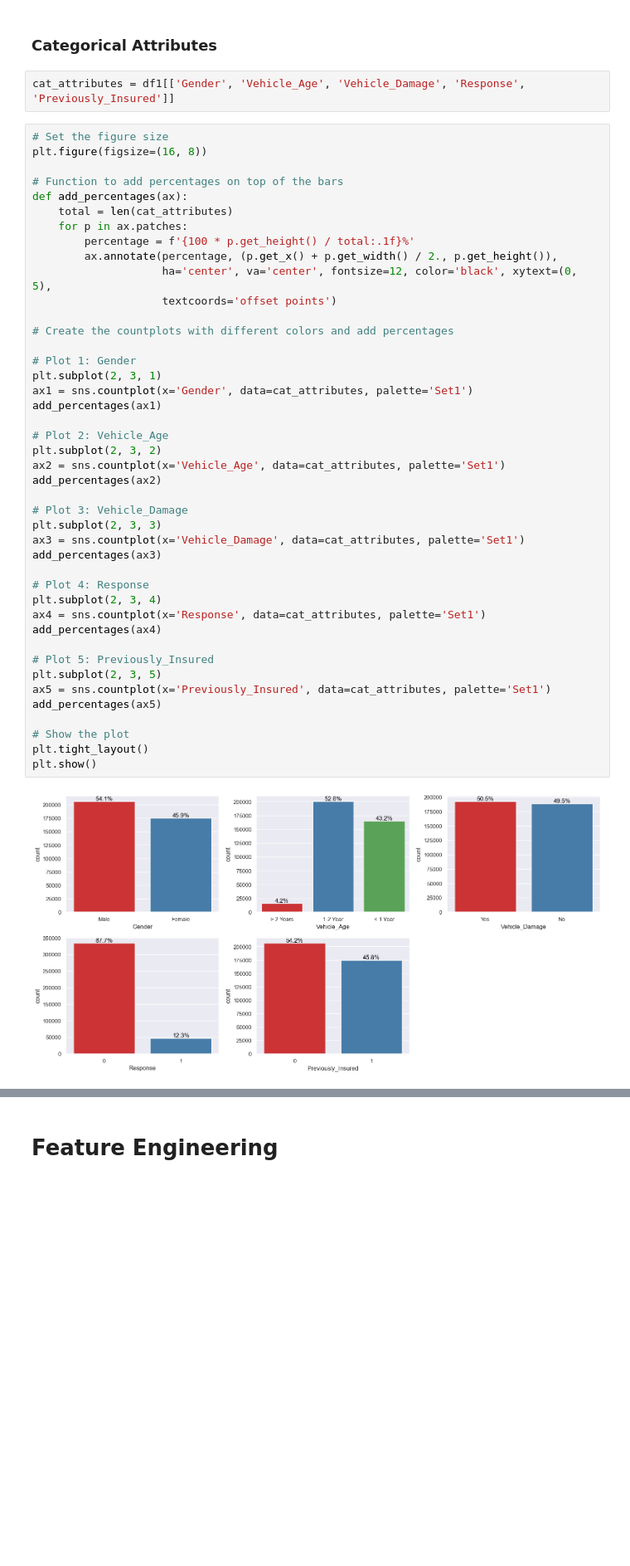
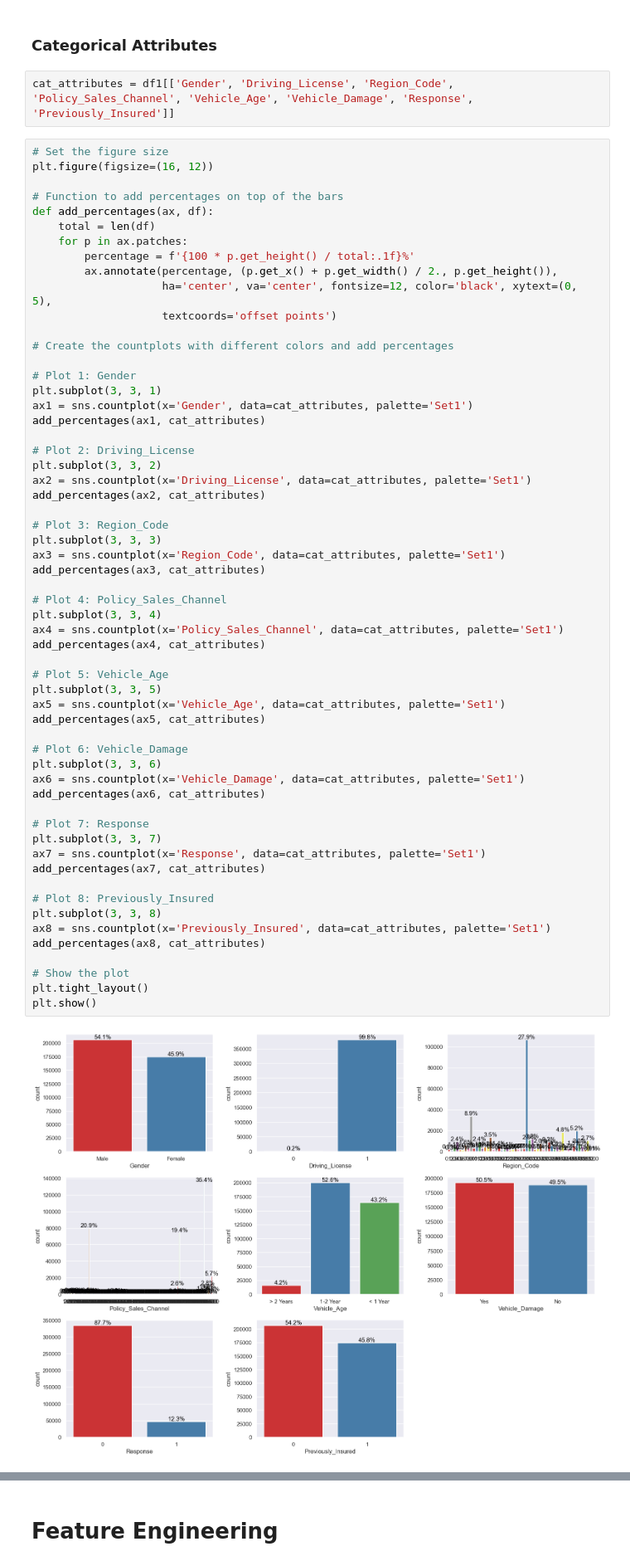
Before and after one commit to ArthurHottgen/Health-Insurance-Cross-Sell, a Jupyter notebook: classification_health_insurance.ipynb, the cells around one changed output, grey strips where cells are left out. Shown at 83% size. Drawn from its saved outputs; the diff is of its cells as text; blank space fills up the shorter version.

```diff
--- a/classification_health_insurance.ipynb
+++ b/classification_health_insurance.ipynb
@@ -124,49 +124,64 @@ m
 # %% [markdown]
 ### Categorical Attributes
 # %%
-cat_attributes = df1[['Gender', 'Vehicle_Age', 'Vehicle_Damage', 'Response', 'Previously_Insured']]
+cat_attributes = df1[['Gender', 'Driving_License', 'Region_Code', 'Policy_Sales_Channel', 'Vehicle_Age', 'Vehicle_Damage', 'Response', 'Previously_Insured']]
 # %%
 # Set the figure size
-plt.figure(figsize=(16, 8))
+plt.figure(figsize=(16, 12))
 
 # Function to add percentages on top of the bars
-def add_percentages(ax):
-    total = len(cat_attributes)
+def add_percentages(ax, df):
+    total = len(df)
     for p in ax.patches:
         percentage = f'{100 * p.get_height() / total:.1f}%'
         ax.annotate(percentage, (p.get_x() + p.get_width() / 2., p.get_height()),
                     ha='center', va='center', fontsize=12, color='black', xytext=(0, 5),
                     textcoords='offset points')
 
 # Create the countplots with different colors and add percentages
 
 # Plot 1: Gender
-plt.subplot(2, 3, 1)
+plt.subplot(3, 3, 1)
 ax1 = sns.countplot(x='Gender', data=cat_attributes, palette='Set1')
-add_percentages(ax1)
+add_percentages(ax1, cat_attributes)
 
-# Plot 2: Vehicle_Age
-plt.subplot(2, 3, 2)
-ax2 = sns.countplot(x='Vehicle_Age', data=cat_attributes, palette='Set1')
-add_percentages(ax2)
+# Plot 2: Driving_License
+plt.subplot(3, 3, 2)
+ax2 = sns.countplot(x='Driving_License', data=cat_attributes, palette='Set1')
+add_percentages(ax2, cat_attributes)
 
-# Plot 3: Vehicle_Damage
-plt.subplot(2, 3, 3)
-ax3 = sns.countplot(x='Vehicle_Damage', data=cat_attributes, palette='Set1')
-add_percentages(ax3)
+# Plot 3: Region_Code
+plt.subplot(3, 3, 3)
+ax3 = sns.countplot(x='Region_Code', data=cat_attributes, palette='Set1')
+add_percentages(ax3, cat_attributes)
 
-# Plot 4: Response
-plt.subplot(2, 3, 4)
-ax4 = sns.countplot(x='Response', data=cat_attributes, palette='Set1')
-add_percentages(ax4)
+# Plot 4: Policy_Sales_Channel
+plt.subplot(3, 3, 4)
+ax4 = sns.countplot(x='Policy_Sales_Channel', data=cat_attributes, palette='Set1')
+add_percentages(ax4, cat_attributes)
 
-# Plot 5: Previously_Insured
-plt.subplot(2, 3, 5)
-ax5 = sns.countplot(x='Previously_Insured', data=cat_attributes, palette='Set1')
-add_percentages(ax5)
+# Plot 5: Vehicle_Age
+plt.subplot(3, 3, 5)
+ax5 = sns.countplot(x='Vehicle_Age', data=cat_attributes, palette='Set1')
+add_percentages(ax5, cat_attributes)
+
+# Plot 6: Vehicle_Damage
+plt.subplot(3, 3, 6)
+ax6 = sns.countplot(x='Vehicle_Damage', data=cat_attributes, palette='Set1')
+add_percentages(ax6, cat_attributes)
+
+# Plot 7: Response
+plt.subplot(3, 3, 7)
+ax7 = sns.countplot(x='Response', data=cat_attributes, palette='Set1')
+add_percentages(ax7, cat_attributes)
+
+# Plot 8: Previously_Insured
+plt.subplot(3, 3, 8)
+ax8 = sns.countplot(x='Previously_Insured', data=cat_attributes, palette='Set1')
+add_percentages(ax8, cat_attributes)
 
 # Show the plot
 plt.tight_layout()
 plt.show()
 # %% [output]
-[figure, old version]
+[figure, new version]
```
Also changed, not shown: parts of 39 cells of this notebook.
